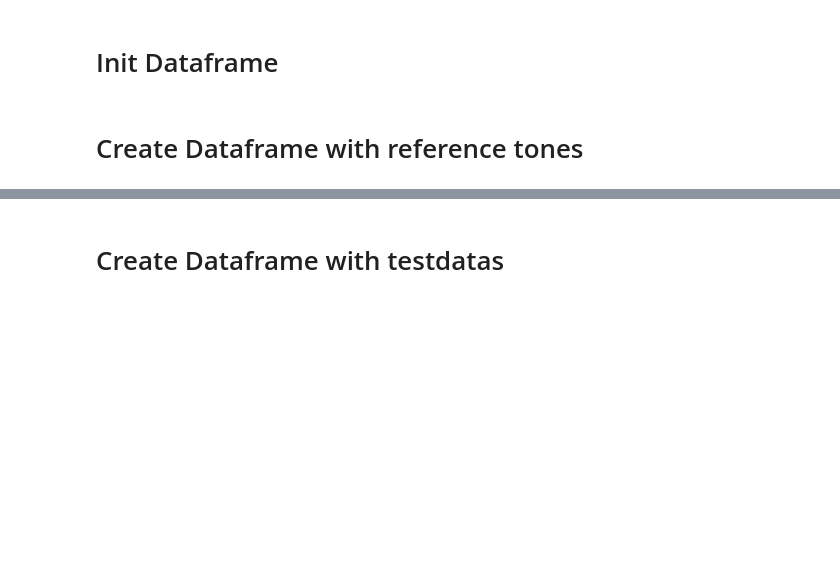
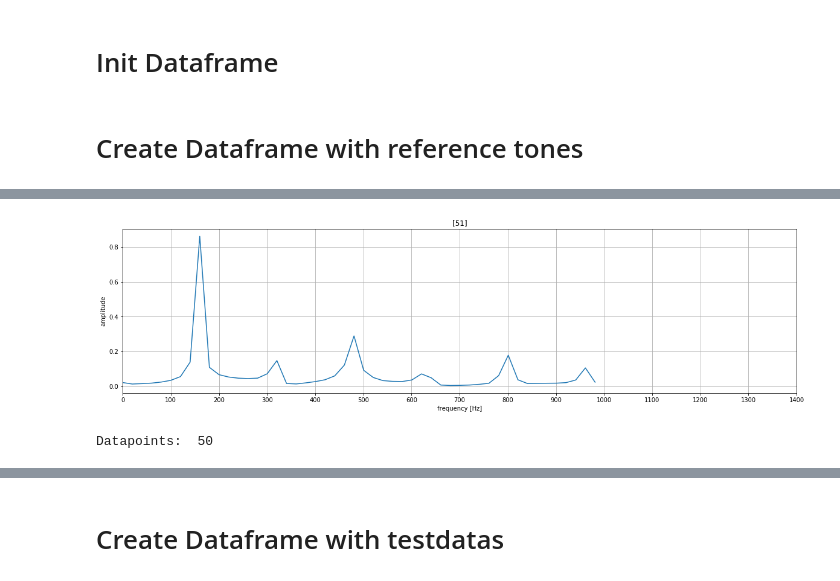
Before and after one commit to deiruch/AMt, a Jupyter notebook: AMt_Regularisation.ipynb, the cells around one changed output, grey strips where cells are left out. Saved outputs shown, nothing was run; the diff lists cells and outputs as text; code cells hidden in the pictures; blank space fills up the shorter version.

```diff
--- a/AMt_Regularisation.ipynb
+++ b/AMt_Regularisation.ipynb
@@ -37,0 +40,7 @@ Wall time: 618 ms
+# %%
+pitch = 18
+plot_freq_domain(df_ref.frequency[pitch], df_ref.amplitude[pitch], df_ref.pitch[pitch])
+print('Datapoints: ', len(df_ref.amplitude[pitch]))
+# %% [output]
+[figure, added]
+Datapoints:  50
```
Also changed, not shown: parts of 46 cells of this notebook, 2 other files.
